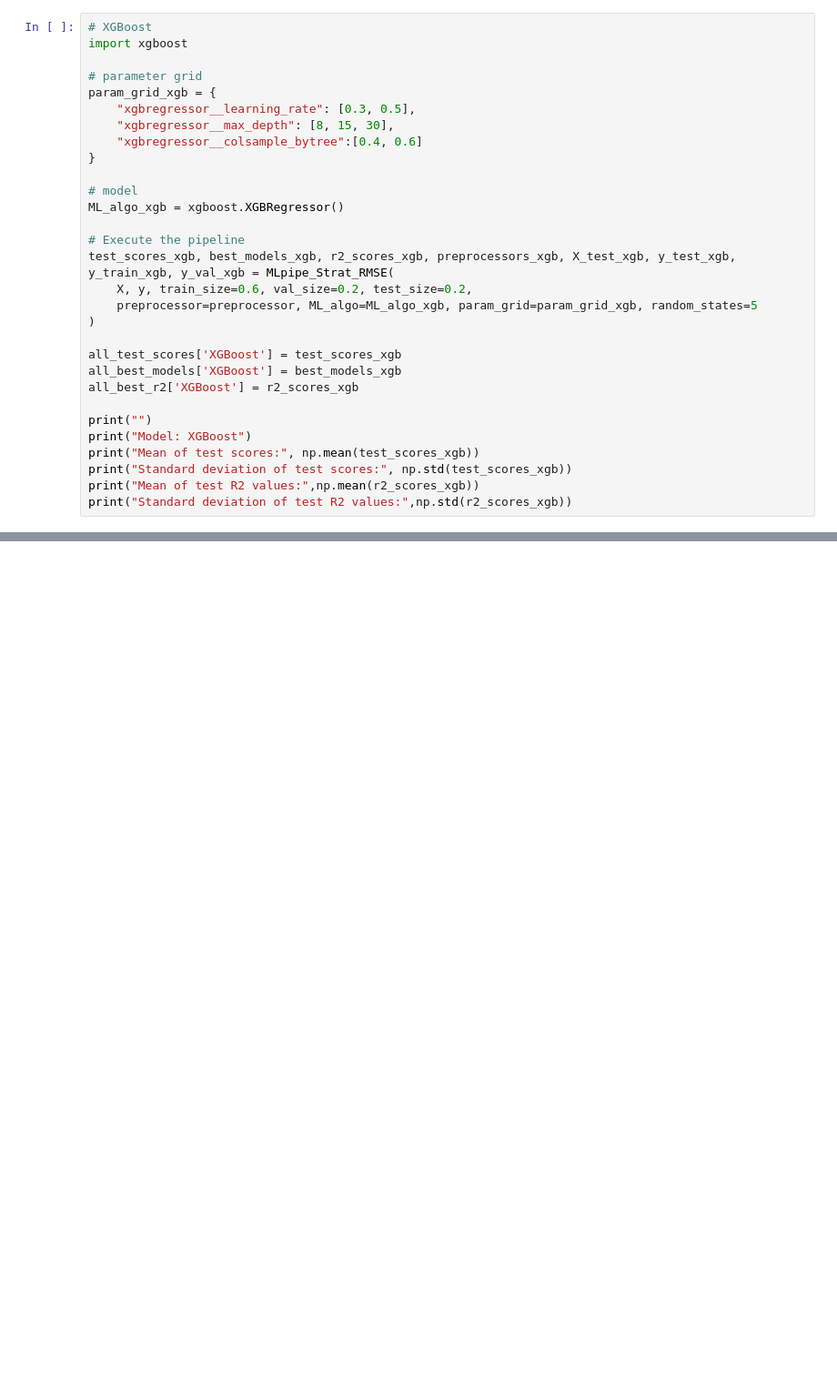
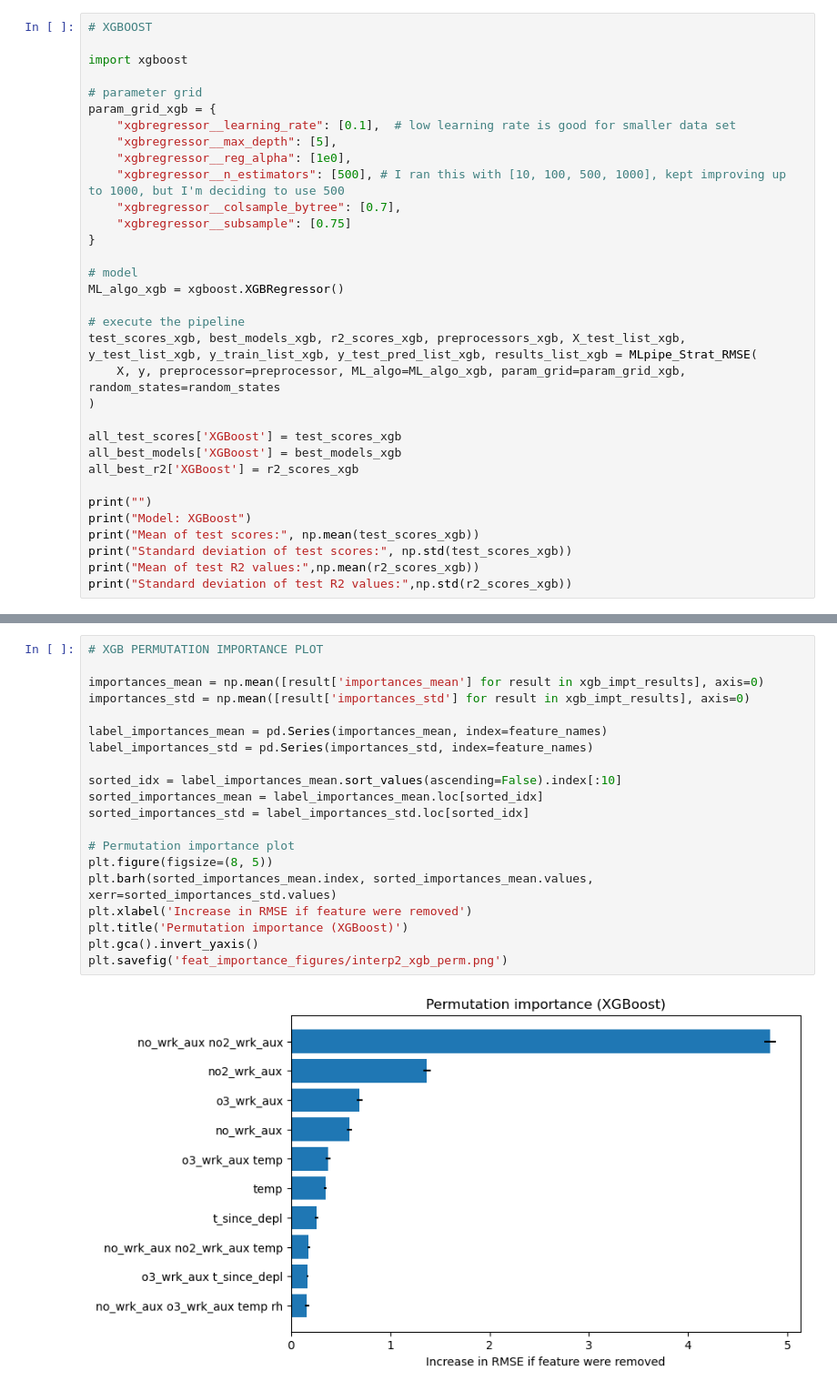
Before and after one commit to gberggg/data1030_finalproject, a Jupyter notebook: Multiple_algos_quadratic.ipynb, the cells around one changed output, grey strips where cells are left out. Shown at 91% size. Cells and saved outputs as stored; diff of their text form; blank space fills up the shorter version.

```diff
--- a/Multiple_algos_quadratic.ipynb
+++ b/Multiple_algos_quadratic.ipynb
@@ -424,21 +361,24 @@ Standard deviation of test R2 values: 0.002189645187742164
 # %%
-# XGBoost
+# XGBOOST
+
 import xgboost
 
 # parameter grid
 param_grid_xgb = {
-    "xgbregressor__learning_rate": [0.3, 0.5],
-    "xgbregressor__max_depth": [8, 15, 30],
-    "xgbregressor__colsample_bytree":[0.4, 0.6]
+    "xgbregressor__learning_rate": [0.1],  # low learning rate is good for smaller data set
+    "xgbregressor__max_depth": [5],
+    "xgbregressor__reg_alpha": [1e0],
+    "xgbregressor__n_estimators": [500], # I ran this with [10, 100, 500, 1000], kept improving up to 1000, but I'm deciding to use 500
+    "xgbregressor__colsample_bytree": [0.7],
+    "xgbregressor__subsample": [0.75]
 }
 
 # model
 ML_algo_xgb = xgboost.XGBRegressor()
 
-# Execute the pipeline
-test_scores_xgb, best_models_xgb, r2_scores_xgb, preprocessors_xgb, X_test_xgb, y_test_xgb, y_train_xgb, y_val_xgb = MLpipe_Strat_RMSE(
-    X, y, train_size=0.6, val_size=0.2, test_size=0.2,
-    preprocessor=preprocessor, ML_algo=ML_algo_xgb, param_grid=param_grid_xgb, random_states=5
+# execute the pipeline
+test_scores_xgb, best_models_xgb, r2_scores_xgb, preprocessors_xgb, X_test_list_xgb, y_test_list_xgb, y_train_list_xgb, y_test_pred_list_xgb, results_list_xgb = MLpipe_Strat_RMSE(
+    X, y, preprocessor=preprocessor, ML_algo=ML_algo_xgb, param_grid=param_grid_xgb, random_states=random_states
 )
 
 all_test_scores['XGBoost'] = test_scores_xgb
@@ -640,0 +610,22 @@ plt.gca().invert_yaxis()
+# %%
+# XGB PERMUTATION IMPORTANCE PLOT
+
+importances_mean = np.mean([result['importances_mean'] for result in xgb_impt_results], axis=0)
+importances_std = np.mean([result['importances_std'] for result in xgb_impt_results], axis=0)
+
+label_importances_mean = pd.Series(importances_mean, index=feature_names)
+label_importances_std = pd.Series(importances_std, index=feature_names)
+
+sorted_idx = label_importances_mean.sort_values(ascending=False).index[:10]
+sorted_importances_mean = label_importances_mean.loc[sorted_idx]
+sorted_importances_std = label_importances_std.loc[sorted_idx]
+
+# Permutation importance plot
+plt.figure(figsize=(8, 5))
+plt.barh(sorted_importances_mean.index, sorted_importances_mean.values, xerr=sorted_importances_std.values)
+plt.xlabel('Increase in RMSE if feature were removed')
+plt.title('Permutation importance (XGBoost)')
+plt.gca().invert_yaxis()
+plt.savefig('feat_importance_figures/interp2_xgb_perm.png')
+# %% [output]
+[figure, added]
```
Also changed, not shown: parts of 32 cells of this notebook, 23 other files.
